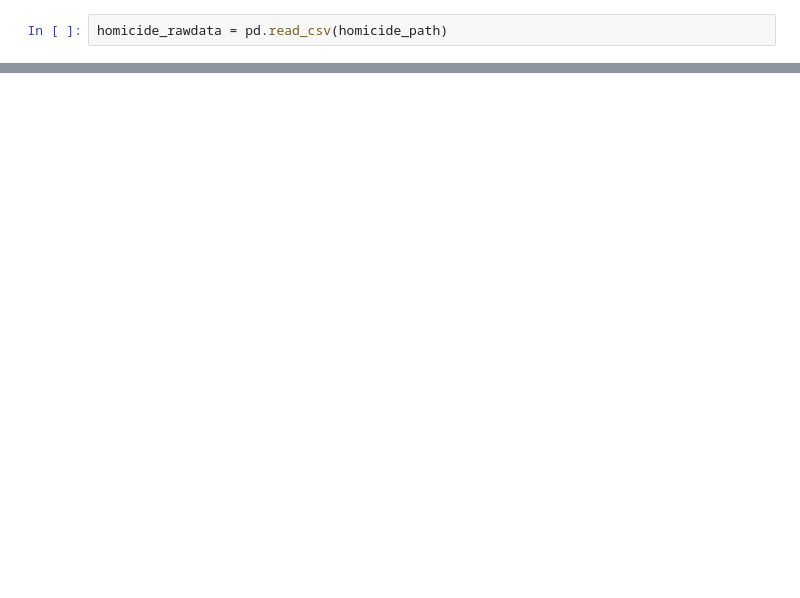
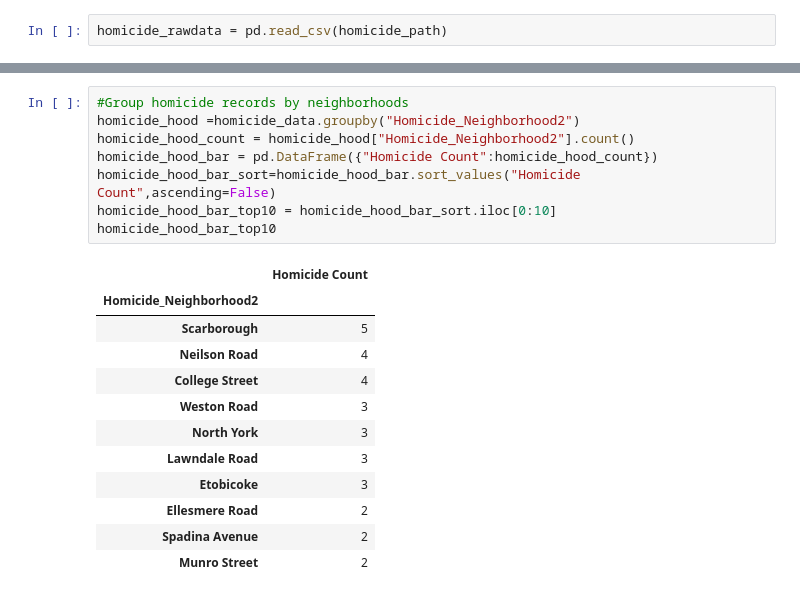
Before and after one commit to valltomm/Bootcamp_Project, a Jupyter notebook: Homicides.ipynb, the cells around one changed output, grey strips where cells are left out. Drawn from its saved outputs; the diff is of its cells as text; blank space fills up the shorter version.

```diff
--- a/Homicides.ipynb
+++ b/Homicides.ipynb
@@ -65,0 +137,21 @@ dtype: int64
+# %%
+#Group homicide records by neighborhoods
+homicide_hood =homicide_data.groupby("Homicide_Neighborhood2")
+homicide_hood_count = homicide_hood["Homicide_Neighborhood2"].count()
+homicide_hood_bar = pd.DataFrame({"Homicide Count":homicide_hood_count})
+homicide_hood_bar_sort=homicide_hood_bar.sort_values("Homicide Count",ascending=False)
+homicide_hood_bar_top10 = homicide_hood_bar_sort.iloc[0:10]
+homicide_hood_bar_top10
+# %% [output]
+|  | Homicide Count |
+| Homicide_Neighborhood2 |  |
+| Scarborough | 5 |
+| Neilson Road | 4 |
+| College Street | 4 |
+| Weston Road | 3 |
+| North York | 3 |
+| Lawndale Road | 3 |
+| Etobicoke | 3 |
+| Ellesmere Road | 2 |
+| Spadina Avenue | 2 |
+| Munro Street | 2 |
```
Also changed, not shown: parts of 19 cells of this notebook, 4 other files.
